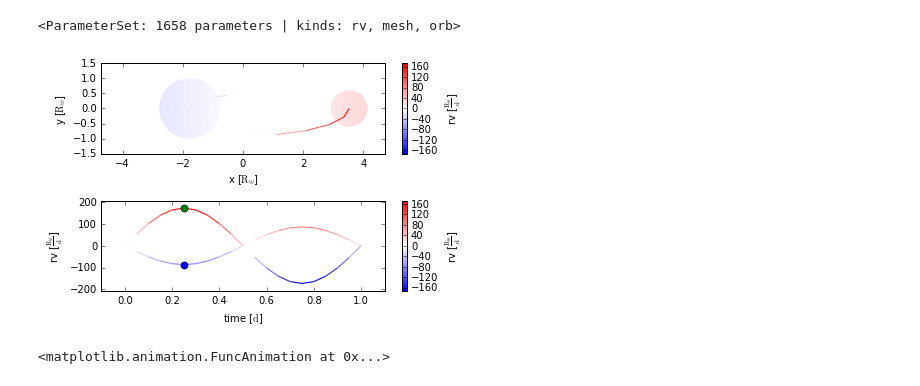
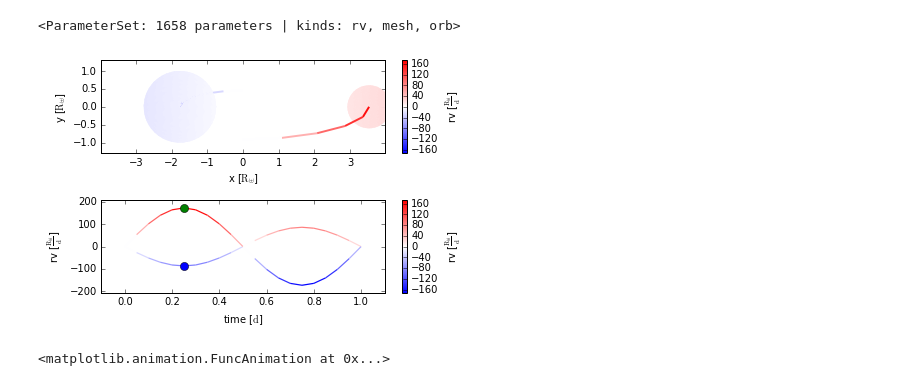
Before and after one commit to kecnry/autofig, a Jupyter notebook: gallery/phoebe_meshes.ipynb, the cells around one changed output. Saved outputs shown, nothing was run; the diff lists cells and outputs as text; code cells hidden in the pictures.

Commit message:
update phoebe_meshes to use default smode

```diff
--- a/gallery/phoebe_meshes.ipynb
+++ b/gallery/phoebe_meshes.ipynb
@@ -36,37 +35,37 @@ for c in ['primary', 'secondary']:
                  xlabel='x', xunit='solRad',
                  ylabel='y', yunit='solRad',
                  c=rvs, cmap='bwr', clabel='rv', cunit='solRad/d',
-                 s=5, smode='pt', highlight=False,
+                 s=0.03, highlight=False,
                  uncover=True, trail=0.3,
                  linestyle='solid', marker='none')
 
 
     autofig.plot(times, rvs, i='x',
                  xlabel='time', xunit='d',
                  ylabel='rv', yunit='solRad/d',
                  c=rvs, cmap='bwr', clabel='rv', cunit='solRad/d',
-                 s=5, smode='pt', highlight_size=8,
+                 s=0.03, highlight_size=0.05,
                  linestyle='solid', marker='none')
 
     for t in times:
         verts = b.get_value(time=t, component=c, qualifier='vertices', context='model')
         rvs = b.get_value(time=t, component=c, qualifier='rvs', context='model')
         xs = verts[:, :, 0]
         ys = verts[:, :, 1]
         zs = verts[:, :, 2]
 
         # plot the mesh at this time, with RV as facecolor
         autofig.mesh(x=xs, y=ys, z=zs, i=t,
                      xlabel='x', xunit='solRad',
                      ylabel='y', yunit='solRad',
                      fc=rvs, fcmap='bwr', fclim='symmetric', fclabel='rv', fcunit='solRad/d',
                      ec='none')
 
 
 
 autofig.draw(i=times[5], show=True, save='phoebe_meshes.png')
 # %% [output]
-[figure, old version]
+[figure, new version]
 # %%
 autofig.gcf().axes.pad_aspect=False
 # %%
```
Also changed, not shown: parts of 1 cell of this notebook, 1 other file.
